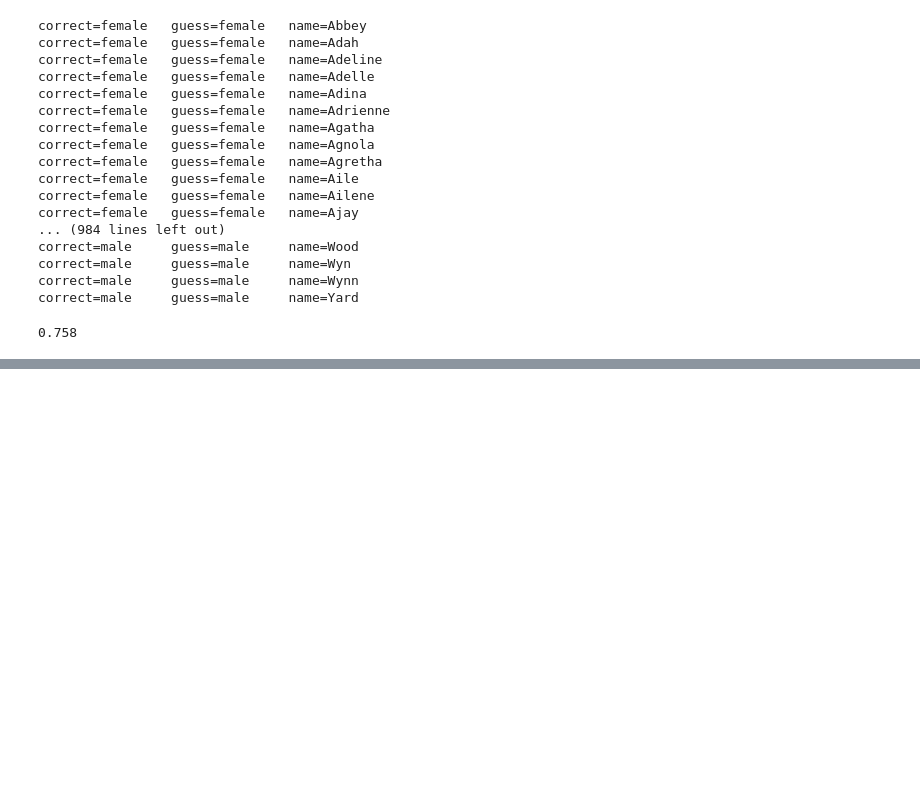
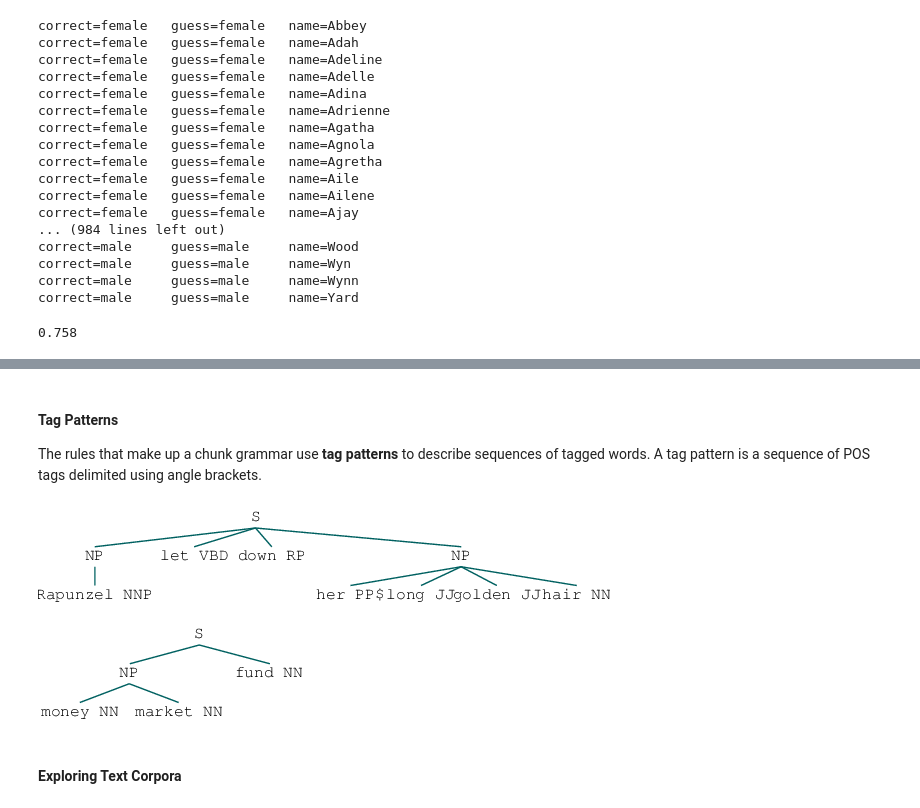
Before and after one commit to borjaeg/nlp_tests, a Jupyter notebook: NLP tutorial.ipynb, the cells around one changed output, grey strips where cells are left out. Cells and saved outputs as stored; diff of their text form; code cells hidden in the pictures; blank space fills up the shorter version.

```diff
--- a/NLP tutorial.ipynb
+++ b/NLP tutorial.ipynb
@@ -940,0 +999,3 @@ print nltk.classify.accuracy(classifier, devtest_set)
+# %%
+common_suffixes = suffix_fdist.most_common(100)
+print common_suffixes
@@ -940,0 +1274,26 @@ print nltk.classify.accuracy(classifier, devtest_set)
+# %% [markdown]
+#### Tag Patterns
+
+The rules that make up a chunk grammar use **tag patterns** to describe sequences of tagged words. A tag pattern is a sequence of POS tags delimited using angle brackets.
+# %%
+grammar = r"""
+  NP : {<DT|PP\$>?<JJ>*<NN>}
+       {<NNP>+}
+"""
+cp = nltk.RegexpParser(grammar)
+sentence = [("Rapunzel", "NNP"), ("let", "VBD"), ("down", "RP"),
+            ("her", "PP$"), ("long", "JJ"), \
+           ("golden", "JJ"), ("hair", "NN")]
+
+cp.parse(sentence)
+# %% [output]
+[figure, added]
+# %%
+nouns = [("money", "NN"),("market", "NN"),("fund", "NN")]
+grammar = "NP: {<NN><NN>}"
+cp = nltk.RegexpParser(grammar)
+cp.parse(nouns)
+# %% [output]
+[figure, added]
+# %% [markdown]
+#### Exploring Text Corpora
```
Also changed, not shown: parts of 73 cells of this notebook.
